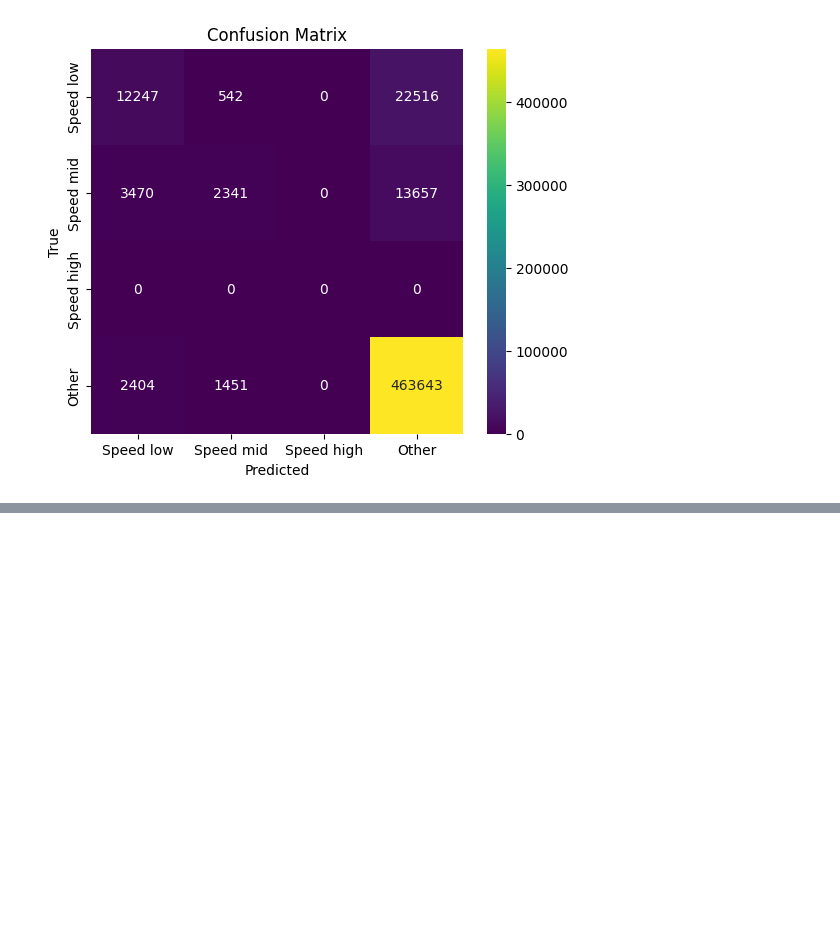
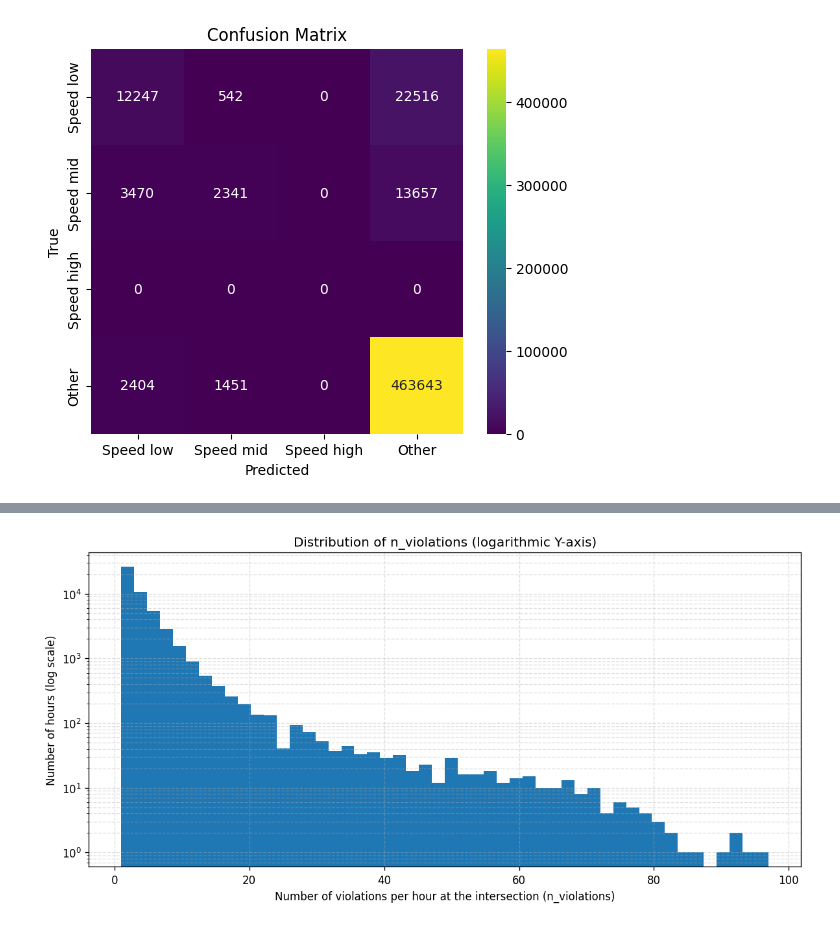
Before and after one commit to s-bye/Kyrgyzstan-traffic, a Jupyter notebook: baiastan_v.ipynb, the cells around one changed output, grey strips where cells are left out. Saved outputs shown, nothing was run; the diff lists cells and outputs as text; code cells hidden in the pictures; blank space fills up the shorter version.

```diff
--- a/baiastan_v.ipynb
+++ b/baiastan_v.ipynb
@@ -1146,0 +1186,16 @@ plt.show()
+# %%
+fig, ax = plt.subplots(figsize=(10, 5), dpi=120)
+
+ax.hist(values, bins=50)
+
+ax.set_xlabel('Number of violations per hour at the intersection (n_violations)')
+ax.set_ylabel('Number of hours (log scale)')
+ax.set_title('Distribution of n_violations (logarithmic Y-axis)')
+
+ax.set_yscale('log')
+ax.grid(True, which='both', linestyle='--', alpha=0.4)
+
+plt.tight_layout()
+plt.show()
+# %% [output]
+[figure, added]
```
Also changed, not shown: parts of 22 cells of this notebook.
